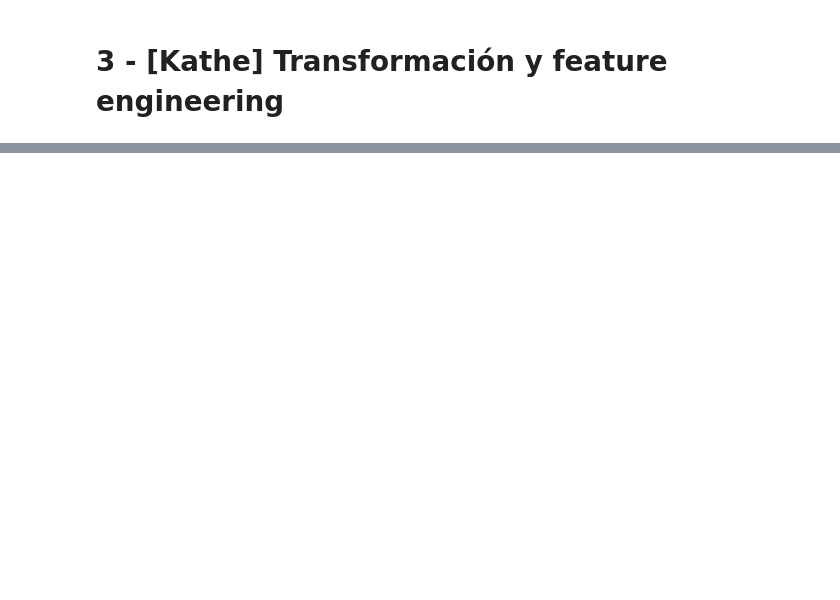
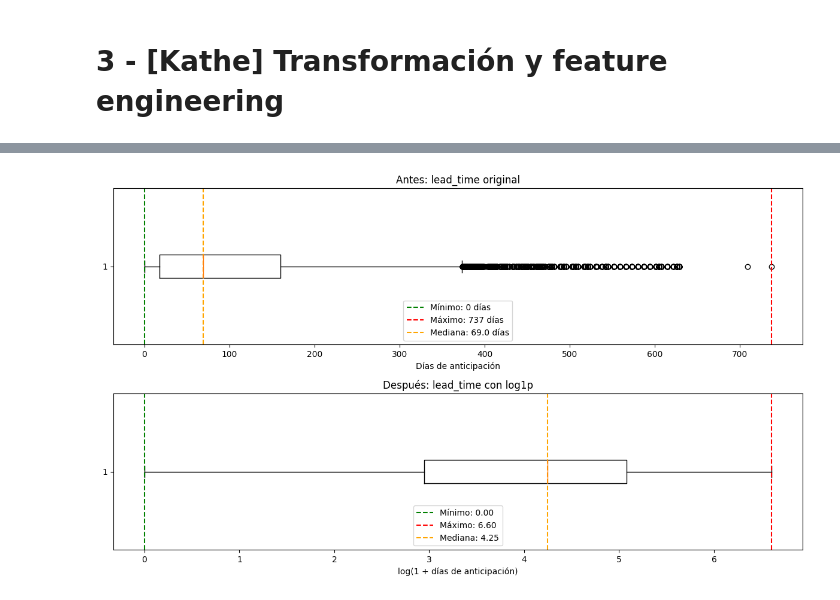
Before and after one commit to klorenzoe/hotel-booking-ML-project, a Jupyter notebook: hotel_booking_ml.ipynb, the cells around one changed output, grey strips where cells are left out. Cells and saved outputs as stored; diff of their text form; code cells hidden in the pictures; blank space fills up the shorter version.

Commit message:
Added part 3 feature engineering and a part 4, feature selection for training

```diff
--- a/hotel_booking_ml.ipynb
+++ b/hotel_booking_ml.ipynb
@@ -362,0 +367,3 @@ pd.DataFrame({
+# %%
+#TODO using raw for data
+train_df = raw.copy()
@@ -362,0 +541,73 @@ pd.DataFrame({
+# %%
+import numpy as np
+import matplotlib.pyplot as plt
+
+# Convertir explicitamente a numérico
+original = pd.to_numeric(example_df["lead_time"], errors="coerce").dropna()
+transformed = example_df["lead_time_log1p"].dropna()
+
+fig, axes = plt.subplots(2, 1, figsize=(12, 7))
+
+# Gráfico del antes
+axes[0].boxplot(
+    original,
+    vert=False,
+    showfliers=True
+)
+
+axes[0].set_title("Antes: lead_time original")
+axes[0].set_xlabel("Días de anticipación")
+
+minimum = original.min()
+maximum = original.max()
+median = original.median()
+
+axes[0].axvline(minimum, color="green", linestyle="--",
+                label=f"Mínimo: {minimum} días")
+
+axes[0].axvline(maximum, color="red", linestyle="--",
+                label=f"Máximo: {maximum} días")
+
+axes[0].axvline(median, color="orange", linestyle="--",
+                label=f"Mediana: {median} días")
+
+axes[0].legend()
+
+
+# Gráfico del despues
+
+axes[1].boxplot(
+    transformed,
+    vert=False,
+    showfliers=True
+)
+
+axes[1].set_title("Después: lead_time con log1p")
+axes[1].set_xlabel("log(1 + días de anticipación)")
+
+# Identificar los extremos después de transformar
+minimum_log = transformed.min()
+maximum_log = transformed.max()
+median_log = transformed.median()
+
+axes[1].axvline(minimum_log, color="green", linestyle="--",
+                label=f"Mínimo: {minimum_log:.2f}")
+
+axes[1].axvline(maximum_log, color="red", linestyle="--",
+                label=f"Máximo: {maximum_log:.2f}")
+
+axes[1].axvline(median_log, color="orange", linestyle="--",
+                label=f"Mediana: {median_log:.2f}")
+
+axes[1].legend()
+
+plt.tight_layout()
+plt.show()
+
+# rango intercuartilico | John W. Tukey
+# Q1 = 18, Q3 = 160
+# IQR=Q3-Q1 = 142
+# LI=Q1-1.5*IQR => LI=18-1.5(142)=-195
+# LS=Q3+1.5*IQR => LS=160+1.5(142)=373
+# %% [output]
+[figure, added]
```
Also changed, not shown: parts of 16 cells of this notebook.
